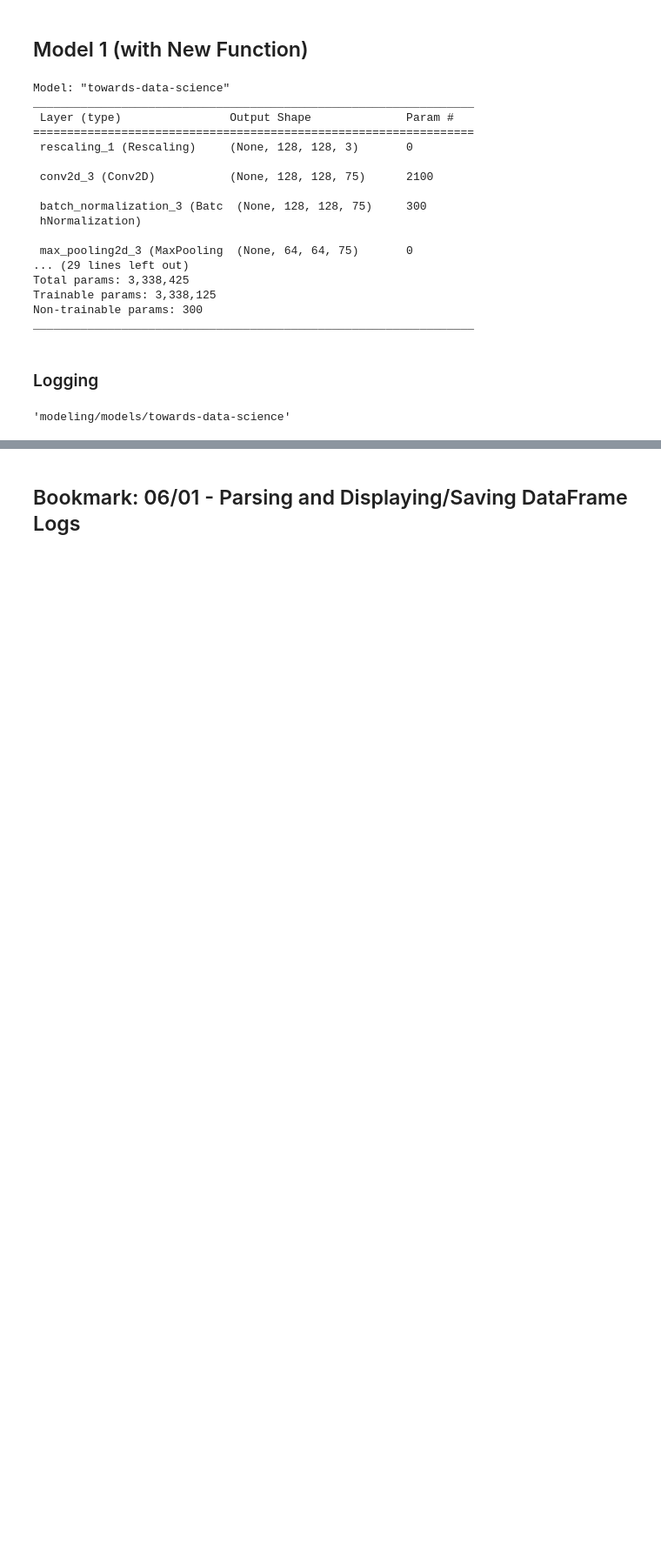
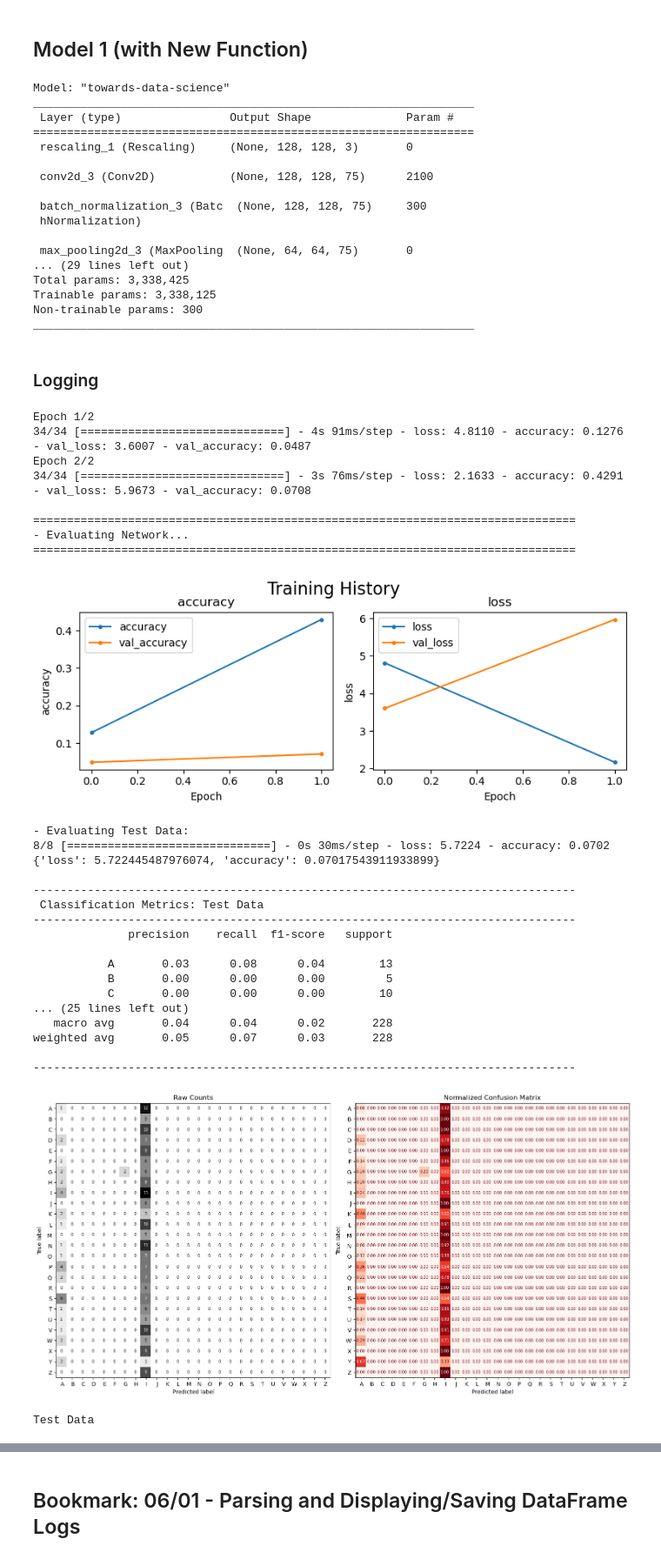
Before and after one commit to jirvingphd/computer-vision-american-sign-language, a Jupyter notebook: 01_ASL-Image-Prep.ipynb, the cells around one changed output, grey strips where cells are left out. Shown at 87% size. Saved outputs shown, nothing was run; the diff lists cells and outputs as text; code cells hidden in the pictures; blank space fills up the shorter version.

Commit message:
troubleshooting loaded figures

```diff
--- a/01_ASL-Image-Prep.ipynb
+++ b/01_ASL-Image-Prep.ipynb
@@ -88,6 +88,7 @@ FPATHS = dict(
     modeling={
         "model_dir": "modeling/models/",
             "results_log":"modeling/nn_training.log",
+            "results_log_csv":"modeling/nn_training.csv",
             "train-dataset_dir": "modeling/data/training-data-tf/",  # train_ds
             "val-dataset_dir": "modeling/data/validation-data-tf/",  # train_ds
             "test-dataset_dir": "modeling/data/testing-data-tf/",  # test_ds
@@ -114,17 +115,20 @@ FPATHS = dict(
 },
     # config = {'log_fpath': "logs/nn_training.log",},
     readme = {"results_table_md": "modeling/results_table.md",}
-    # results={"results_dir": "results/",
-    #          'best_model_cnn_dir': "results/best_cnn/",
-    #          "best_model_cnn_history": "results/best_cnn/history.png",
-    #          "best_model_cnn_confusion_matrix": "results/best_cnn/confusion_matrix.png",
-    #          "best_model_cnn_classification_report": "results/best_cnn/classification_report.png",
+)
 
-    #          "transfer_learning_dir": "results/transfer_learning/",
-    #          "transfer_learning_history": "results/transfer_learning/history.png",
-    #          "transfer_learning_confusion_matrix": "results/transfer_learning/confusion_matrix.png",
-    #             "transfer_learning_classification_report": "results/transfer_learning/classification_report.png",
-    #             },
-)
-FPATHS
+
+# Use fn for local package, ds for pip version
+cf.utils.create_directories_from_paths(FPATHS)
+# ds.utils.create_directories_from_paths(FPATHS)
+
+print('[i] FPATHS Dictionary:\n')
+pprint(FPATHS.keys())#, indent=4)
+
+## Save the filepaths
+with open(FPATHS_FILE, "w") as f:
+    json.dump(FPATHS, f)
+    print(f"\n[i] Saved FPATHS to {FPATHS_FILE}")
+
+# FPATHS
 # %% [output]
@@ -1083,10 +1057,3 @@ def save_model_results(model_results, model_directory='modeling/models', model_s
         "save_history_fpath": save_history_fpath,
         "save_confusion_matrix_fpath": save_confusion_matrix_fpath
     }
-# %%
-
-model_dir = os.path.join("modeling/models" , model.name)
-model_dir
-# os.path.dirname(model_dir)
-# %% [output]
-'modeling/models/towards-data-science'
@@ -1094,0 +1060,37 @@ model_dir
+# %%
+%%time
+# Baseline model
+model_dir = FPATHS['modeling']['model_dir']
+model = make_model(show_summary=False, use_schedule=False)
+model_results = fit_log_model(model, train_dataset, val_dataset, test_dataset, epochs=EPOCHS, patience=PATIENCE,
+                              save_results=True,model_directory=model_dir)
+print()
+# %% [output]
+Epoch 1/2
+34/34 [==============================] - 4s 91ms/step - loss: 4.8110 - accuracy: 0.1276 - val_loss: 3.6007 - val_accuracy: 0.0487
+Epoch 2/2
+34/34 [==============================] - 3s 76ms/step - loss: 2.1633 - accuracy: 0.4291 - val_loss: 5.9673 - val_accuracy: 0.0708
+
+================================================================================
+- Evaluating Network...
+================================================================================
+[figure, added]
+- Evaluating Test Data:
+8/8 [==============================] - 0s 30ms/step - loss: 5.7224 - accuracy: 0.0702
+{'loss': 5.722445487976074, 'accuracy': 0.07017543911933899}
+
+--------------------------------------------------------------------------------
+ Classification Metrics: Test Data
+--------------------------------------------------------------------------------
+              precision    recall  f1-score   support
+
+           A       0.03      0.08      0.04        13
+           B       0.00      0.00      0.00         5
+           C       0.00      0.00      0.00        10
+... (25 lines left out)
+   macro avg       0.04      0.04      0.02       228
+weighted avg       0.05      0.07      0.03       228
+
+--------------------------------------------------------------------------------
+[figure, added]
+Test Data
```
Also changed, not shown: parts of 29 cells of this notebook, 12 other files.
